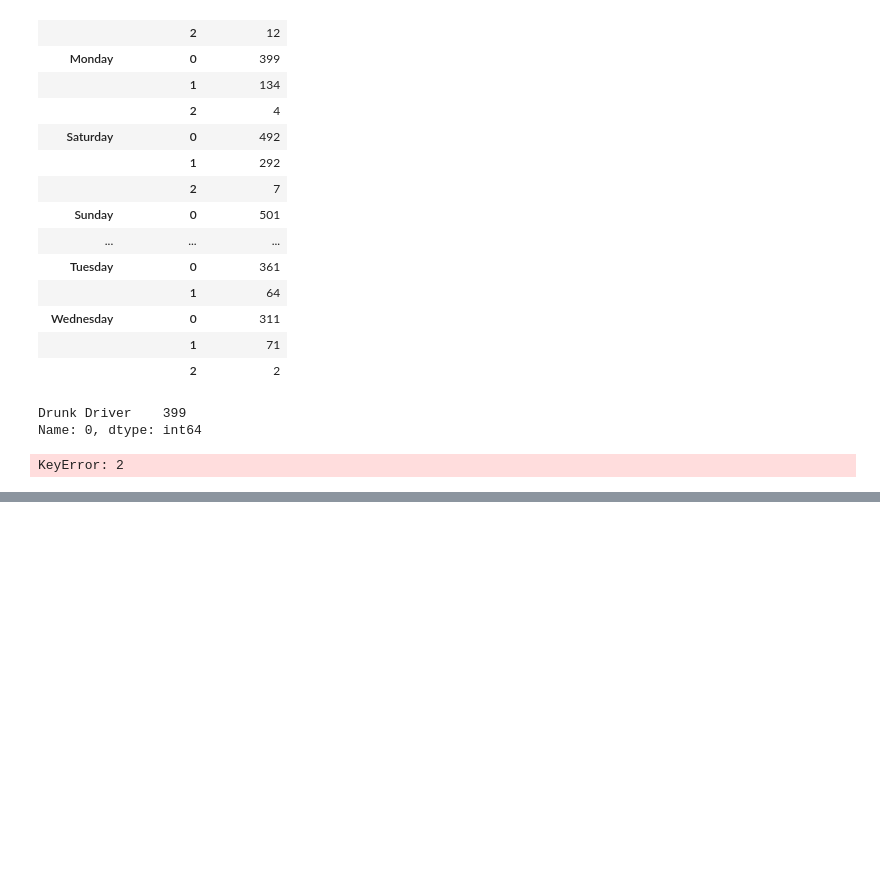
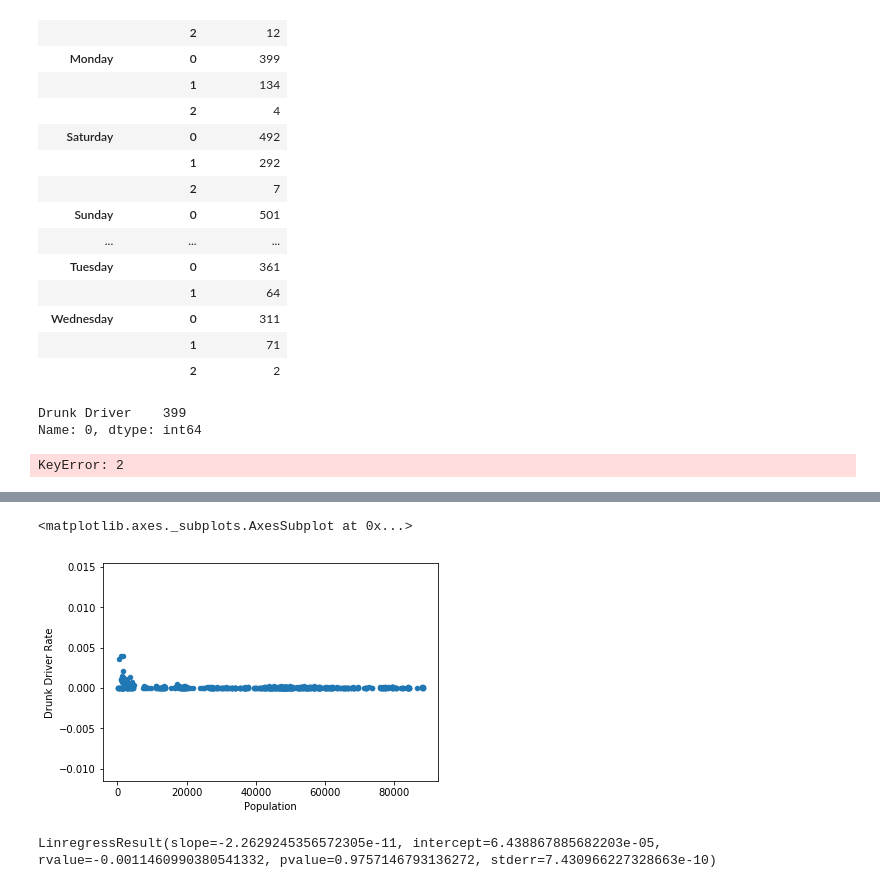
Before and after one commit to mwhitmore1/ucsd_bootcamp-traffic_accident_analysis, a Jupyter notebook: notebooks/Visualization_Tests.ipynb, the cells around one changed output, grey strips where cells are left out. Saved outputs shown, nothing was run; the diff lists cells and outputs as text; code cells hidden in the pictures; blank space fills up the shorter version.

```diff
--- a/notebooks/Visualization_Tests.ipynb
+++ b/notebooks/Visualization_Tests.ipynb
@@ -337,0 +552,12 @@ F_onewayResult(statistic=47.5844060622521, pvalue=8.781642084571736e-21)
+# %%
+df.plot('Population', 'Drunk Driver Rate', kind='scatter')
+# %% [output]
+<matplotlib.axes._subplots.AxesSubplot at 0x...>
+[figure, added]
+# %%
+df = pd.DataFrame([dd_rate, group_capita_income]).T.rename(columns={
+    'Unnamed 0': 'Drunk Driver Rate',
+})
+st.linregress(group_capita_income, dd_rate)
+# %% [output]
+LinregressResult(slope=-2.2629245356572305e-11, intercept=6.438867885682203e-05, rvalue=-0.0011460990380541332, pvalue=0.9757146793136272, stderr=7.430966227328663e-10)
```
Also changed, not shown: parts of 40 cells of this notebook.
